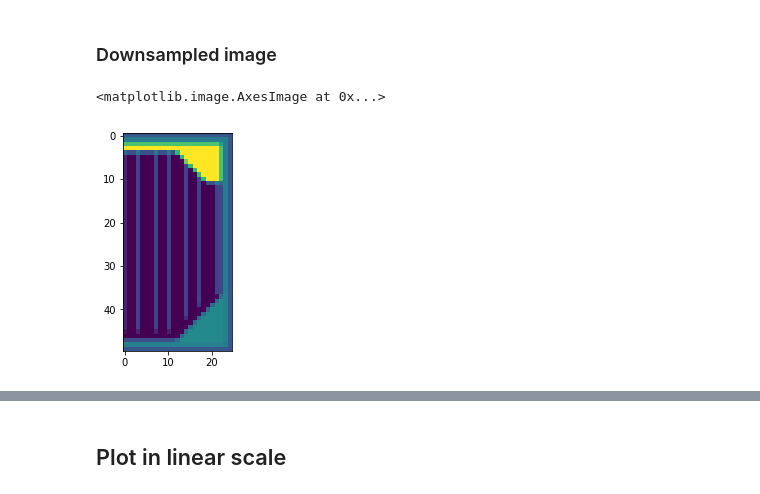
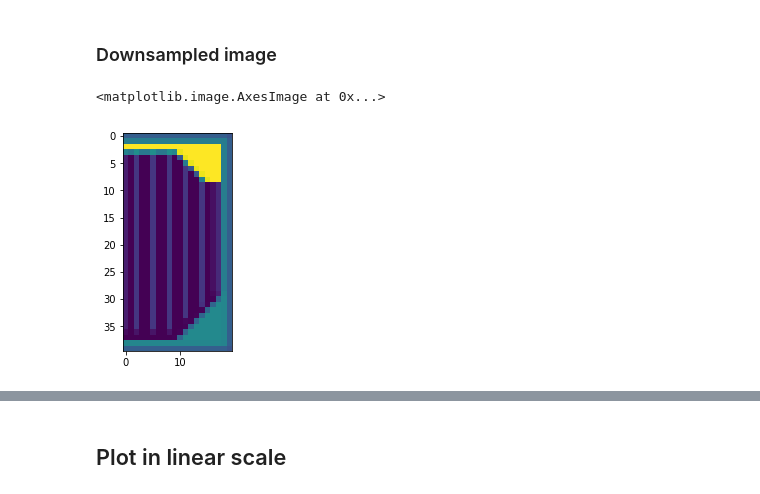
Before and after one commit to kanhua/pypvcircuit, a Jupyter notebook: network simulation starter.ipynb, the cells around one changed output, grey strips where cells are left out. Drawn from its saved outputs; the diff is of its cells as text; code cells hidden in the pictures.

```diff
--- a/network simulation starter.ipynb
+++ b/network simulation starter.ipynb
@@ -8,0 +45,3 @@ illumination_filepath='./private_data/Illumination_profile_20181016.png'
+# %%
+rw=25 #row-direction
+cw=25 #columne-direction
@@ -217,11 +275,11 @@ plt.colorbar()
 # %% [markdown]
 ### Downsampled image
 # %%
-r_image=get_merged_r_image(contactsMask,pw,pw)
+r_image=get_merged_r_image(contactsMask,rw,cw)
 plt.imshow(r_image)
 # %% [output]
 <matplotlib.image.AxesImage at 0x...>
-[figure, old version]
+[figure, new version]
 # %%
 plt.semilogy(sps.V, abs(sps.I))
 plt.show()
```
Also changed, not shown: parts of 64 cells of this notebook, 3 other files.
